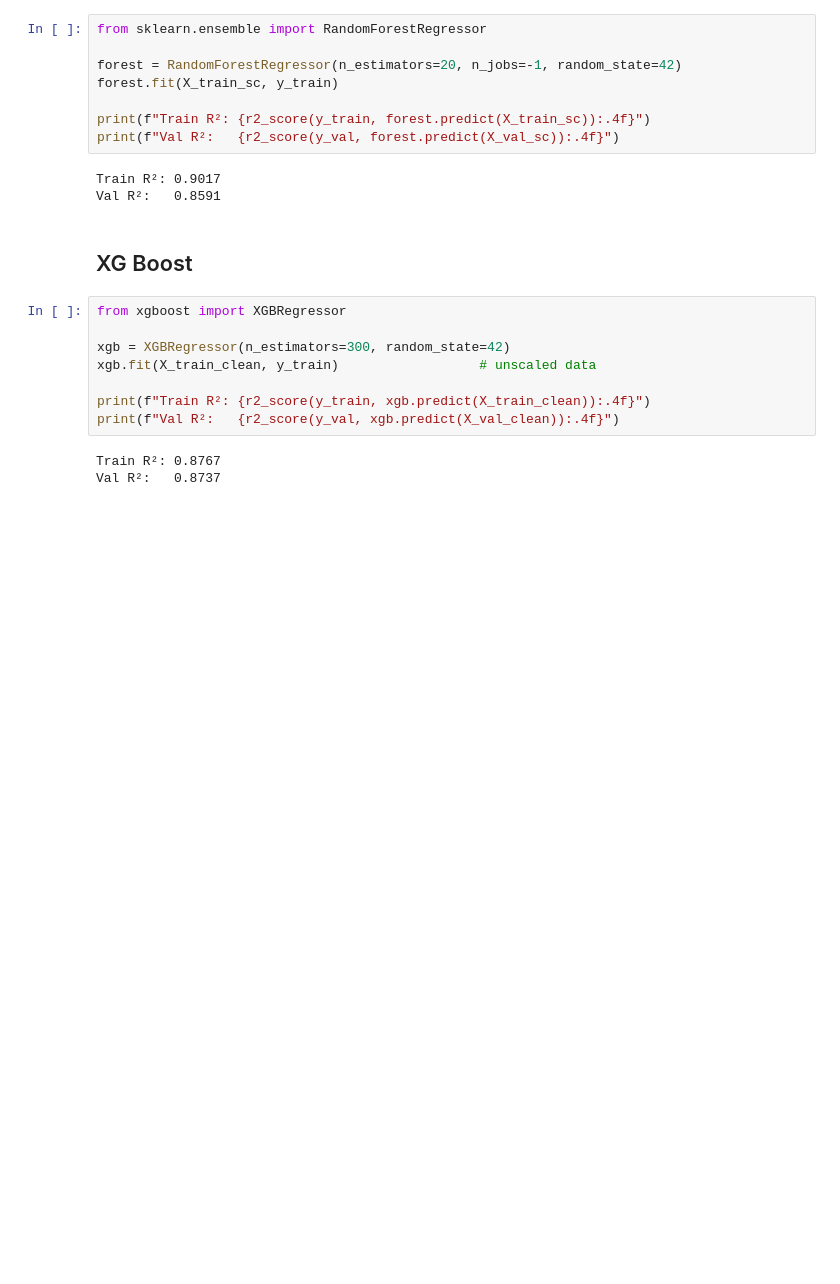
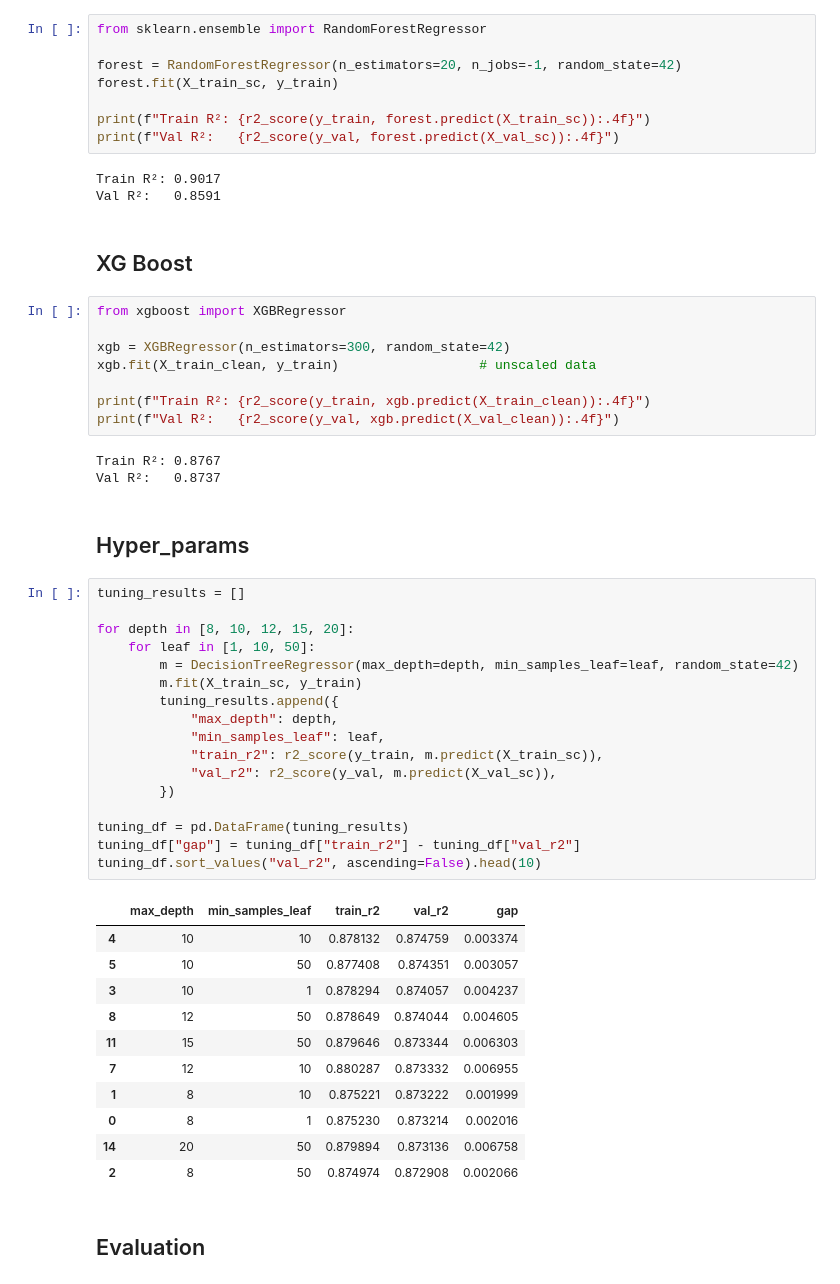
Before and after one commit to salmacharfii/Sales_Classification, a Jupyter notebook: notebook/Sales_group6.ipynb, the cells around one changed output. Saved outputs shown, nothing was run; the diff lists cells and outputs as text; blank space fills up the shorter version.

```diff
--- a/notebook/Sales_group6.ipynb
+++ b/notebook/Sales_group6.ipynb
@@ -305,3 +305,36 @@ print(f"Val R²:   {r2_score(y_val, xgb.predict(X_val_clean)):.4f}")
 # %% [output]
 Train R²: 0.8767
 Val R²:   0.8737
+# %% [markdown]
+## Hyper_params
+# %%
+tuning_results = []
+
+for depth in [8, 10, 12, 15, 20]:
+    for leaf in [1, 10, 50]:
+        m = DecisionTreeRegressor(max_depth=depth, min_samples_leaf=leaf, random_state=42)
+        m.fit(X_train_sc, y_train)
+        tuning_results.append({
+            "max_depth": depth,
+            "min_samples_leaf": leaf,
+            "train_r2": r2_score(y_train, m.predict(X_train_sc)),
+            "val_r2": r2_score(y_val, m.predict(X_val_sc)),
+        })
+
+tuning_df = pd.DataFrame(tuning_results)
+tuning_df["gap"] = tuning_df["train_r2"] - tuning_df["val_r2"]
+tuning_df.sort_values("val_r2", ascending=False).head(10)
+# %% [output]
+|  | max_depth | min_samples_leaf | train_r2 | val_r2 | gap |
+| 4 | 10 | 10 | 0.878132 | 0.874759 | 0.003374 |
+| 5 | 10 | 50 | 0.877408 | 0.874351 | 0.003057 |
+| 3 | 10 | 1 | 0.878294 | 0.874057 | 0.004237 |
+| 8 | 12 | 50 | 0.878649 | 0.874044 | 0.004605 |
+| 11 | 15 | 50 | 0.879646 | 0.873344 | 0.006303 |
+| 7 | 12 | 10 | 0.880287 | 0.873332 | 0.006955 |
+| 1 | 8 | 10 | 0.875221 | 0.873222 | 0.001999 |
+| 0 | 8 | 1 | 0.875230 | 0.873214 | 0.002016 |
+| 14 | 20 | 50 | 0.879894 | 0.873136 | 0.006758 |
+| 2 | 8 | 50 | 0.874974 | 0.872908 | 0.002066 |
+# %% [markdown]
+## Evaluation
```
Also changed, not shown: parts of 5 cells of this notebook, 2 other files.
